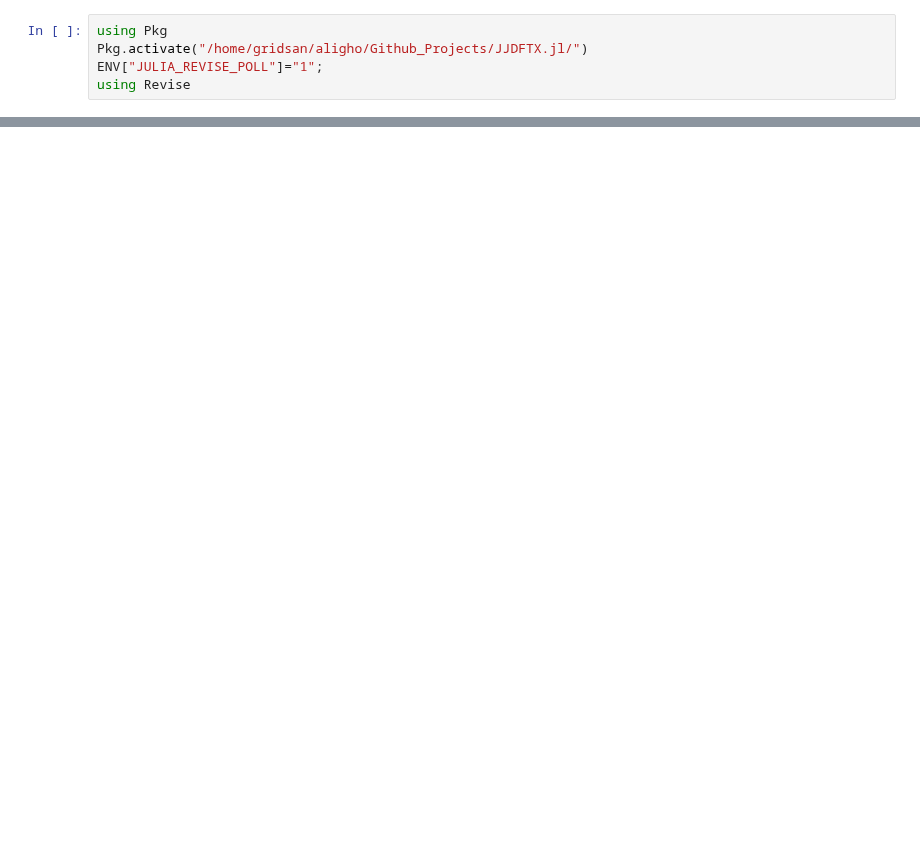
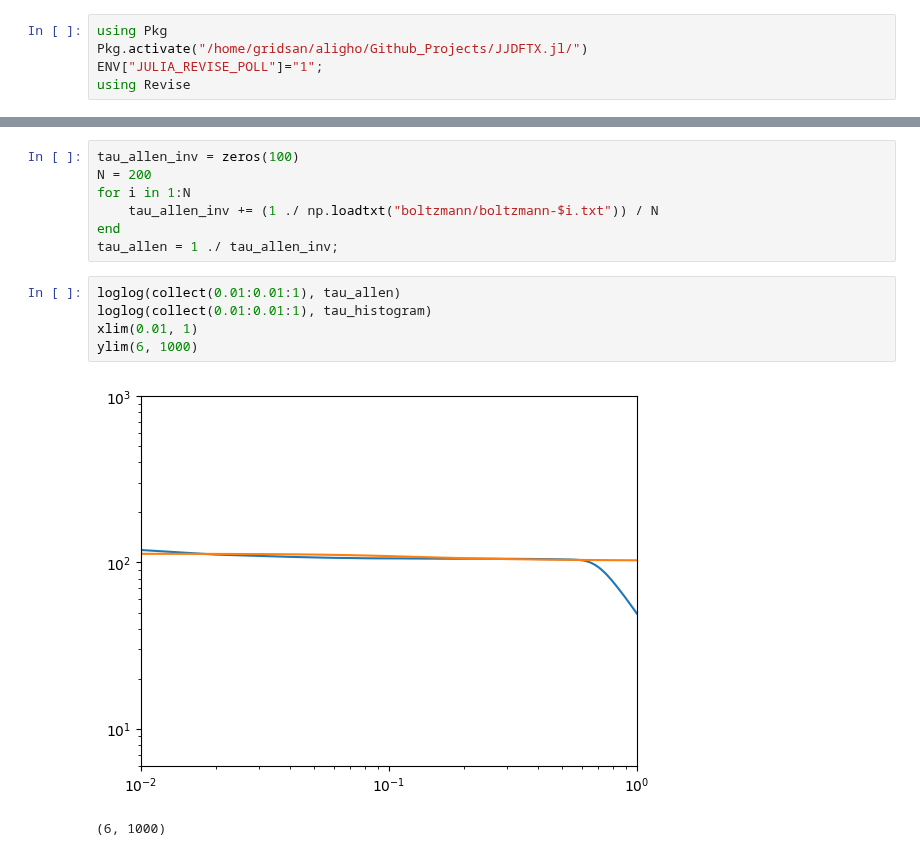
Before and after one commit to AliGhorashiCMT/Plasmons_Paper, a Jupyter notebook: Substitutional_Defects/Argentene/2Dnew/Analyze.ipynb, the cells around one changed output, grey strips where cells are left out. Saved outputs shown, nothing was run; the diff lists cells and outputs as text; blank space fills up the shorter version.

```diff
--- a/Substitutional_Defects/Argentene/2Dnew/Analyze.ipynb
+++ b/Substitutional_Defects/Argentene/2Dnew/Analyze.ipynb
@@ -73,0 +83,15 @@ Block: 30
+# %%
+tau_allen_inv = zeros(100)
+N = 200
+for i in 1:N
+    tau_allen_inv += (1 ./ np.loadtxt("boltzmann/boltzmann-$i.txt")) / N
+end
+tau_allen = 1 ./ tau_allen_inv;
+# %%
+loglog(collect(0.01:0.01:1), tau_allen)
+loglog(collect(0.01:0.01:1), tau_histogram)
+xlim(0.01, 1)
+ylim(6, 1000)
+# %% [output]
+[figure, added]
+(6, 1000)
```
Also changed, not shown: parts of 21 cells of this notebook.
